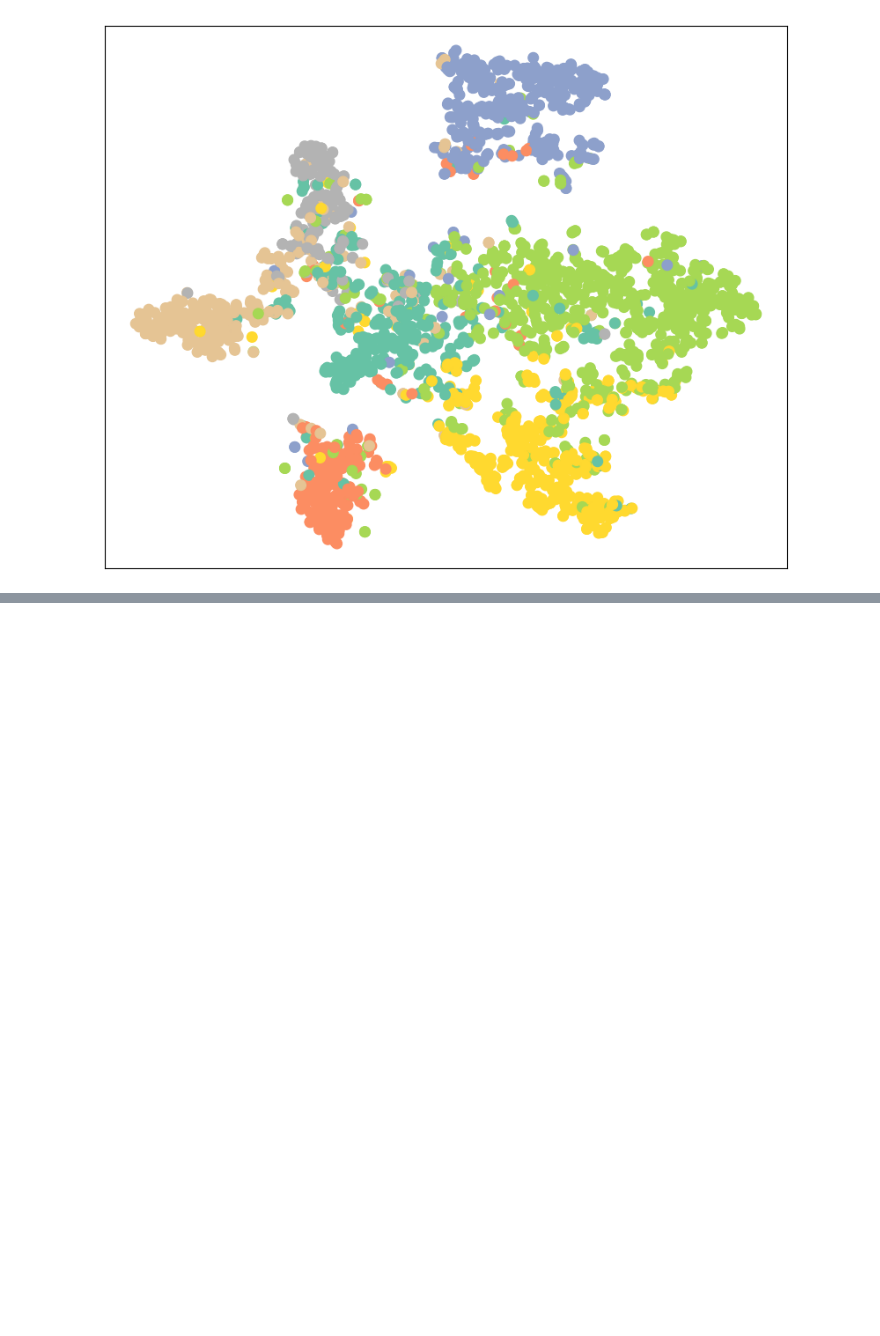
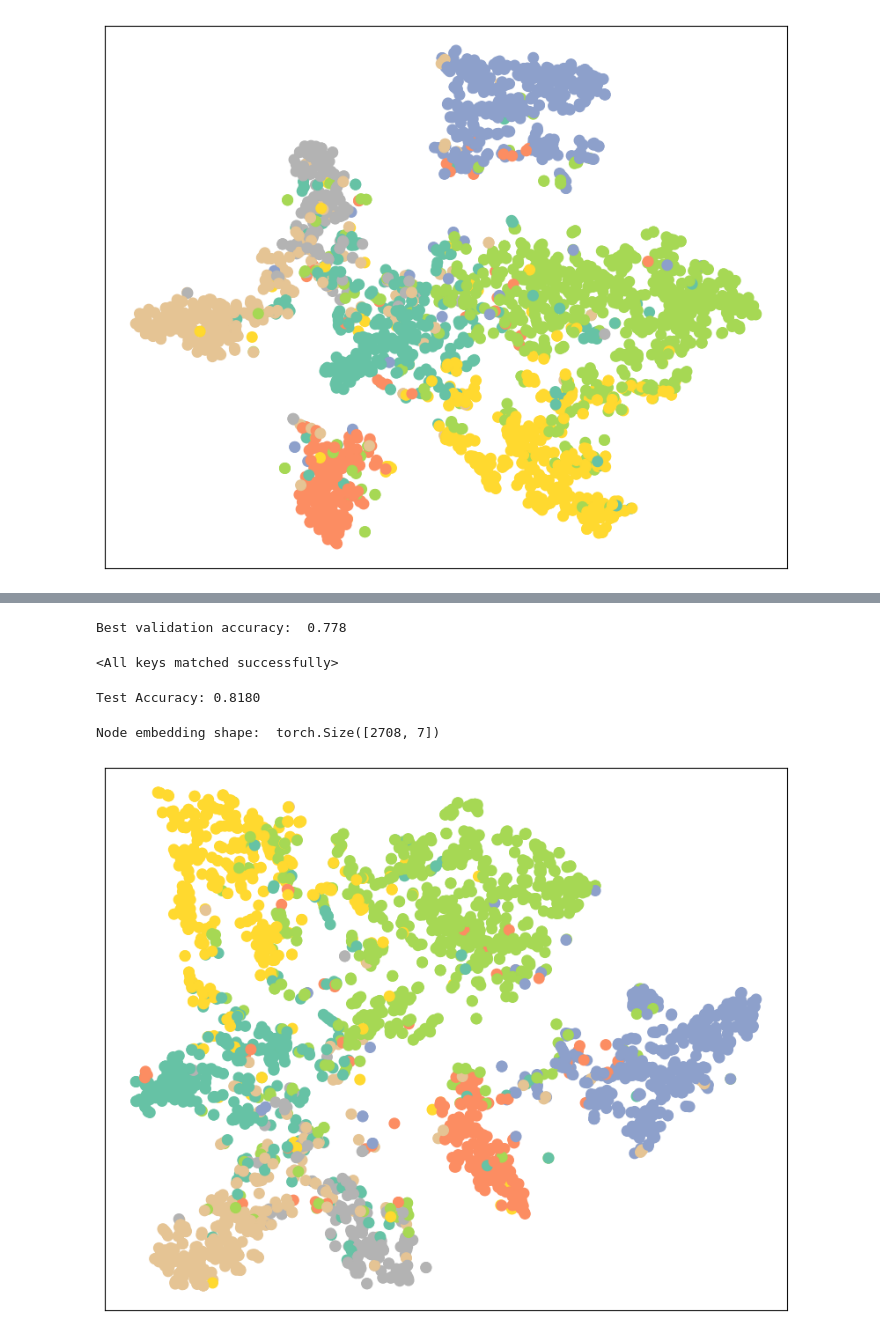
Before and after one commit to AnushkaSamaranayake/Graph-Neural-Networks-GCN-and-GAT, a Jupyter notebook: GNN_example.ipynb, the cells around one changed output, grey strips where cells are left out. Saved outputs shown, nothing was run; the diff lists cells and outputs as text; code cells hidden in the pictures; blank space fills up the shorter version.

```diff
--- a/GNN_example.ipynb
+++ b/GNN_example.ipynb
@@ -441,0 +514,9 @@ Node embedding shape:  torch.Size([2708, 7])
+# %%
+model = GAT(
+    input_channels=input_channels,
+    output_channels=output_channels
+).to(device)
+
+optimizer = torch.optim.Adam(model.parameters(), lr=0.01, weight_decay=5e-4)
+
+criterion = nn.CrossEntropyLoss()
@@ -441,0 +666,30 @@ Node embedding shape:  torch.Size([2708, 7])
+# %%
+#load best model
+print("Best validation accuracy: ", best_acc_val)
+
+model.load_state_dict(best_model_state)
+# %% [output]
+Best validation accuracy:  0.778
+<All keys matched successfully>
+# %%
+model.eval()
+
+with torch.no_grad():
+  pred = model(cora_graph).argmax(dim = 1)
+
+  correct = (pred[cora_graph.test_mask] == cora_graph.y[cora_graph.test_mask]).sum().item()
+
+  test_acc = correct / cora_graph.test_mask.sum().item()
+
+print(f"Test Accuracy: {test_acc:.4f}")
+# %% [output]
+Test Accuracy: 0.8180
+# %%
+model.eval()
+out = model(cora_graph)
+
+print("Node embedding shape: ", out.shape)
+visualize(out, color=cora_graph.cpu().y)
+# %% [output]
+Node embedding shape:  torch.Size([2708, 7])
+[figure, added]
```
Also changed, not shown: parts of 28 cells of this notebook.
